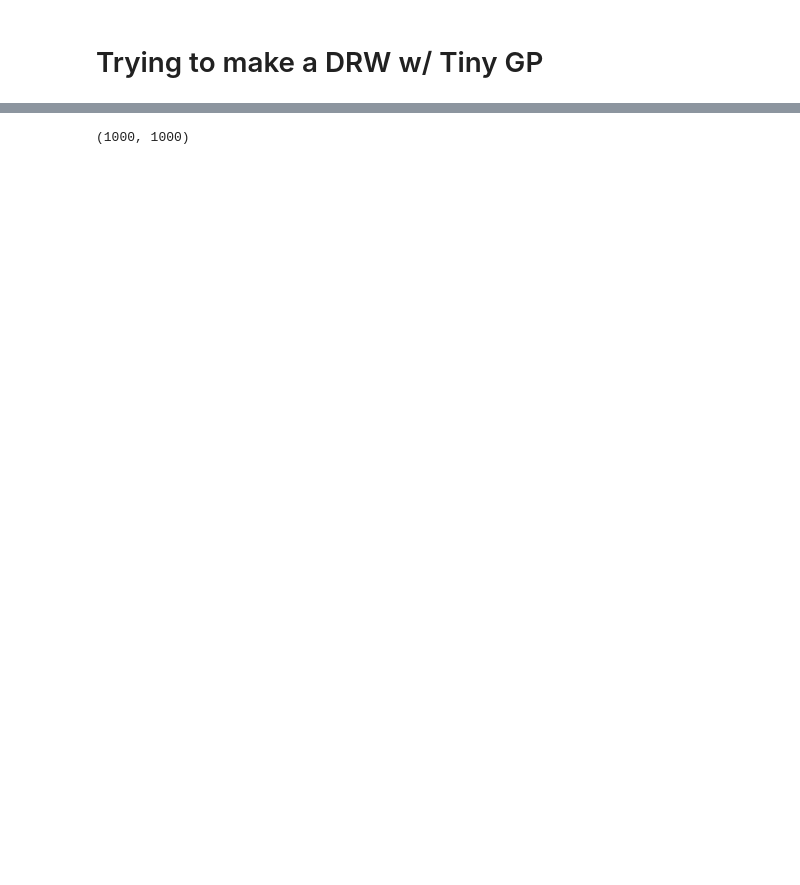
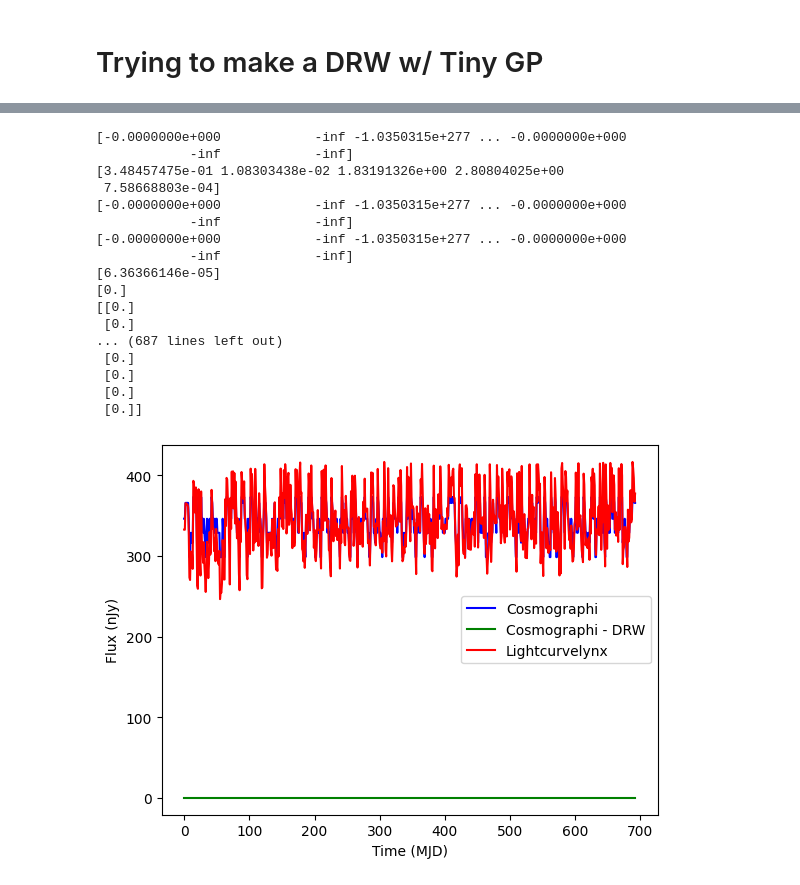
Before and after one commit to Zoe-Au/cosmographi, a Jupyter notebook: src/cosmographi/source/alpha_callibration.ipynb, the cells around one changed output, grey strips where cells are left out. Drawn from its saved outputs; the diff is of its cells as text; code cells hidden in the pictures; blank space fills up the shorter version.

```diff
--- a/src/cosmographi/source/alpha_callibration.ipynb
+++ b/src/cosmographi/source/alpha_callibration.ipynb
@@ -517,0 +515,10 @@ plt.show()
+# %%
+def generate_perturbations_gp(scale: float, noise: float, num_samples: int, key = None) -> jnp.ndarray:
+    x = jnp.arange(num_samples)
+    kernel = kernels.stationary.Exp(scale=jnp.exp(scale))
+    gp = GaussianProcess(kernel, x, diag=jnp.exp(noise)**2)
+    samples = gp.sample(key)
+    return jnp.exp(samples) / jnp.mean(samples)
+
+key = jax.random.key(42)
+print(generate_perturbations_gp(2, 0.5, 9, key))
@@ -547,7 +597,68 @@ C finite: True
 # %%
-from jax.scipy.linalg import cholesky
+scale, noise, num_samples = 1.000e+02, 1.000e+01, 3.649e+03
+start_time, end_time = (times[0], times[-1])
+num_perturbation_samples = max(int(round(num_samples)), 2)
+key = jax.random.key(42)
 
-L = cholesky(C, lower=True)
-print(L.shape)
+perturbations2 = generate_perturbations_gp(scale=scale, noise=noise, num_samples=num_perturbation_samples, key=key)
+
+agn2 = AGNSourceLipunova2018(blackhole_mass=bh_mass, accretion_rate=accretion_rate, perturbations_ar = perturbations2,
+                                start_time=start_time, end_time=end_time, rin_to_rng=6, inclination_angle=0)
+print(agn2.perturbations.value)
+print(perturbations)
+print(perturbations2)
+
+rubin = RubinObservatory()
+rubin.throughput.trim()
+rubin.throughput.to_dynamic()
+band, idx_to_bandstr = cp.utils.bandstr_to_bandidx(rubin.throughput.bands, filters, return_dict=True)
+key = jax.random.key(42)
+agn2.t0 = start_time
+C = cp.cosmology.Cosmology()
+agn2.z = redshift
+agn2.cosmology = C
+agn2.mu = agn2.cosmology.distance_modulus(redshift)
+source_values = jnp.asarray(agn2.get_values())
+survey_values = jnp.asarray(rubin.get_values())
+obs = jax.vmap(rubin.observe, in_axes=(None, 0, 0, 0, 0, None, 0, None, None))
+print(agn2.perturbations.value)
+model_flux2 = obs(key, band, exp_times, sky_brightnesses, PSF_Aeffs, agn2, times, source_values, survey_values)[2]
+print(my_model_flux[0])
+print(model_flux2[0])
+def create_band_id_to_zero(idx_to_bandstr, band_str_to_zero):
+        dict = {}
+        for key in idx_to_bandstr:
+            dict[key] = band_str_to_zero[idx_to_bandstr[key]]
+        return dict
+band_str_to_zero = {'u': 26.52, 'g': 28.51, 'r': 28.36, 'i': 28.17, 'z': 27.78, 'y': 26.82}
+band_id_to_zero = create_band_id_to_zero(idx_to_bandstr, band_str_to_zero)
+zero_points = jnp.asarray([band_id_to_zero[i] for i in range(len(band_id_to_zero))])
+model_flux_jansky2 = convert_to_jy(model_flux2, band, zero_points, rubin.effective_aperture)
+model_flux_comparable_units2 = model_flux_jansky2 * 1e9
+print(model_flux_comparable_units2)
+plt.plot(my_model_flux_comparable_units, color="blue", label="Cosmographi")
+plt.plot(model_flux_comparable_units2, color="green", label="Cosmographi - DRW")
+plt.plot(flux, color='red', label="Lightcurvelynx")
+plt.xlabel("Time (MJD)")
+plt.ylabel("Flux (nJy)")
+plt.legend()
+plt.show()
 # %% [output]
-(1000, 1000)
+[-0.0000000e+000            -inf -1.0350315e+277 ... -0.0000000e+000
+            -inf            -inf]
+[3.48457475e-01 1.08303438e-02 1.83191326e+00 2.80804025e+00
+ 7.58668803e-04]
+[-0.0000000e+000            -inf -1.0350315e+277 ... -0.0000000e+000
+            -inf            -inf]
+[-0.0000000e+000            -inf -1.0350315e+277 ... -0.0000000e+000
+            -inf            -inf]
+[6.36366146e-05]
+[0.]
+[[0.]
+ [0.]
+... (687 lines left out)
+ [0.]
+ [0.]
+ [0.]
+ [0.]]
+[figure, added]
```
Also changed, not shown: parts of 22 cells of this notebook, 26 other files.
